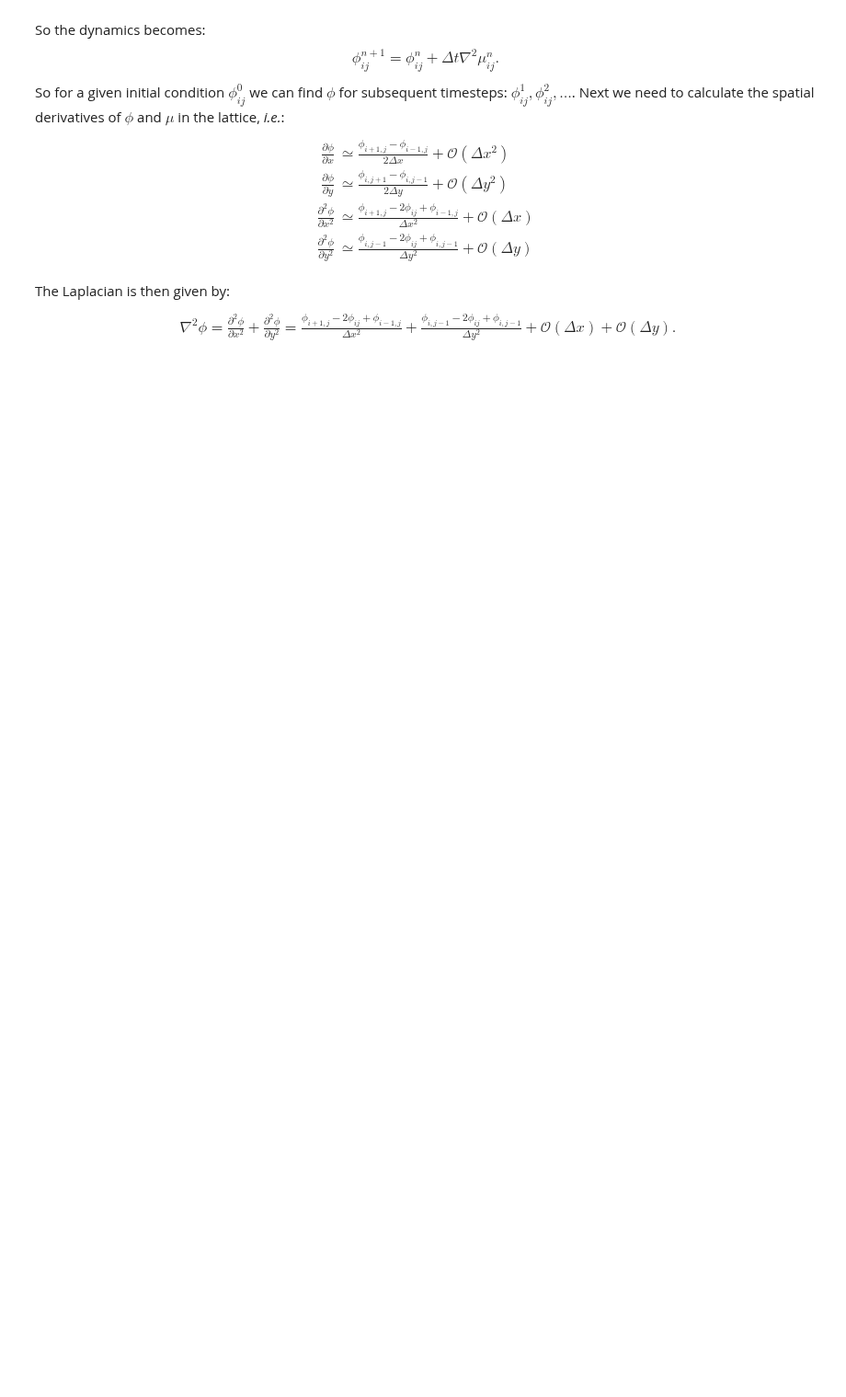
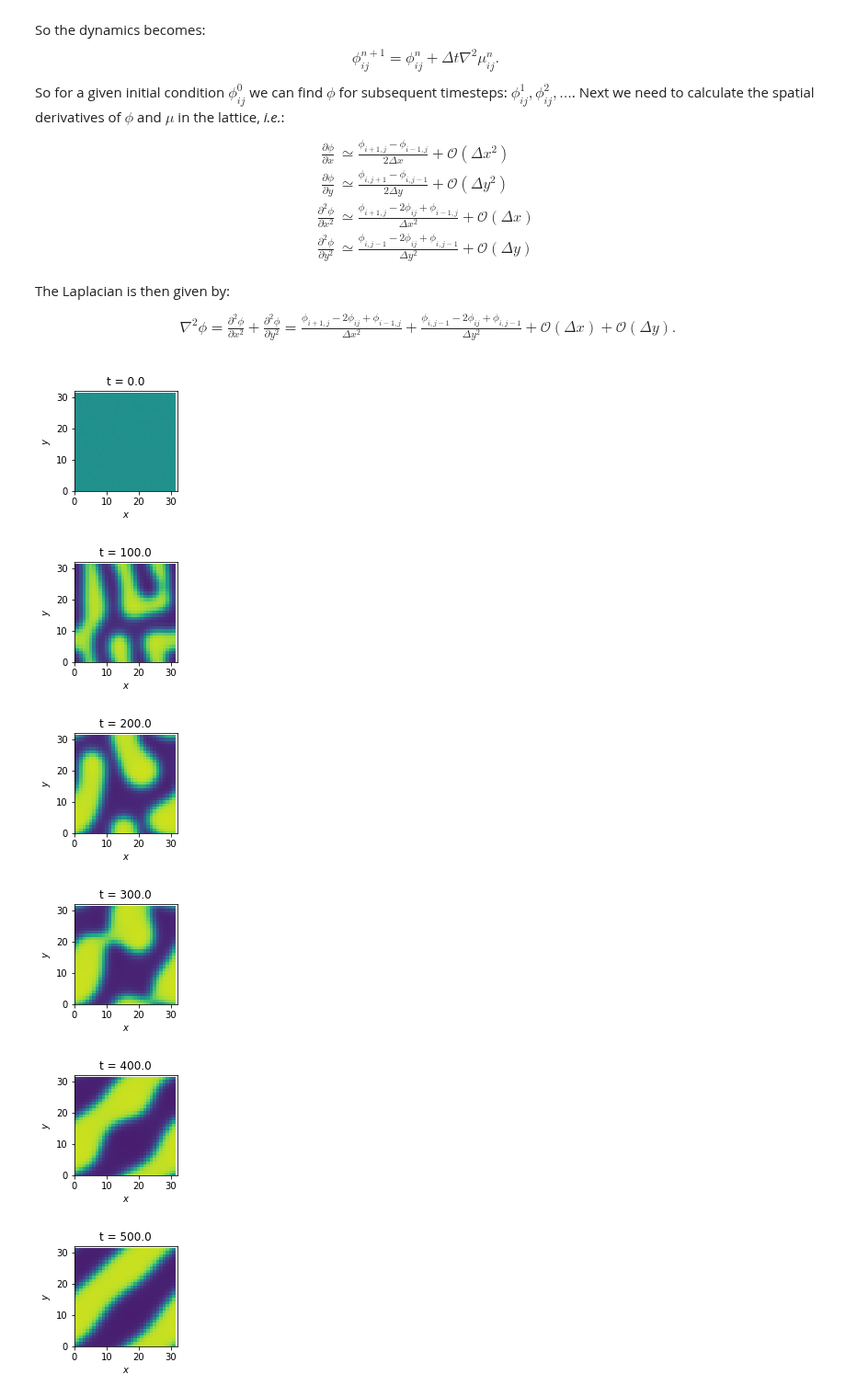
Before and after one commit to elsentjhung/cahn-hilliard-coarsening, a Jupyter notebook: cahn_hilliard.ipynb, the cells around one changed output. Shown at 92% size. Drawn from its saved outputs; the diff is of its cells as text; code cells hidden in the pictures; blank space fills up the shorter version.

```diff
--- a/cahn_hilliard.ipynb
+++ b/cahn_hilliard.ipynb
@@ -316,12 +315,11 @@ The Laplacian is then given by:
 import numpy as np
 import matplotlib.pyplot as plt
 
-dx = 0.5
-dy = 0.5
-dt = 0.001
+dx = 1.0  # normally dx = dy
+dt = 0.01
 
-Nx = 128  # normally the total number of lattice = 2^(some integer)
-Ny = 128  # this is required for Fourier transform later
+Nx = 32  # normally the total number of lattice = 2^(some integer)
+Ny = 32  # this is required for Fourier transform later
 Nt = 100000
 
 alpha = -1.0
@@ -329,42 +327,68 @@ beta = 1.0
 kappa = 1.0
 phi0 = 0.0
 
+# create a phi-matrix of size Nx by Ny (similarly for mu-matrix)
+# the ith row and jth column element of the matrix represents the value \phi_{ij}
+# note that in Python the y-axis is inverted
+phi = np.zeros((Nx, Ny))
+mu = np.zeros((Nx, Ny))
+
 # method to calculate the laplacian
 def laplacian(phi):
     # axis=1 --> roll along x-direction
     # axis=0 --> roll along y-direction
-    laplacianphi = (np.roll(phi,+1,axis=1) - 2.0*phi + np.roll(phi,+1,axis=1))/(dx*dx) \
-                 + (np.roll(phi,+1,axis=0) - 2.0*phi + np.roll(phi,+1,axis=0))/(dy*dy)
+    laplacianphi = (np.roll(phi,+1,axis=1) - 2.0*phi + np.roll(phi,-1,axis=1))/(dx*dx) \
+                 + (np.roll(phi,+1,axis=0) - 2.0*phi + np.roll(phi,-1,axis=0))/(dx*dx)
 
     return laplacianphi
 
 # method to plot phi
 def plot(phi, n):
-    fig, ax = plt.subplots(figsize=(6,6))
+    fig, ax = plt.subplots(figsize=(2,2))
 
     # set title
-    ax.set_title(f't = {n*dt}', fontsize=14)
+    ax.set_title(f't = {n*dt}')
 
-    ax.set_xlabel("$x$", fontsize=12)
-    ax.set_ylabel("$y$", fontsize=12)
+    # set label
+    ax.set_xlabel("$x$")
+    ax.set_ylabel("$y$")
 
-# create a phi-matrix of size Nx by Ny (similarly for mu-matrix)
-# the ith row and jth column element of the matrix represents the value \phi_{ij}
-# note that in Python the y-axis is inverted
-phi = np.zeros((Nx, Ny))
-mu = np.zeros((Nx, Ny))
+    # to change x range and y range
+    ax.set_xlim([0, Nx*dx])
+    ax.set_ylim([0, Ny*dx])
+
+    # set tick interval
+    ax.tick_params(axis="both")
+    plt.xticks(np.arange(0, Nx, 10)*dx)
+    plt.yticks(np.arange(0, Ny, 10)*dx)
+
+    # cartesian coordinates
+    x = np.arange(0, Nx)*dx
+    y = np.arange(0, Ny)*dx
+    x, y = np.meshgrid(x, y)
+
+    ax.pcolormesh(x, y, phi, shading='auto', vmin=-1.2, vmax=1.2)
+
+    plt.show()
 
 # initial condition with noise mean = 0 and standard deviation = 0.001
 phi = np.ones((Nx, Ny))*phi0 + np.random.normal(0.0, 0.001, (Nx, Ny))
 
 # update the \phi_{ij} for all n
 for n in range(0, Nt, 1):
     # plot phi
-    if (n % 1000 == 0):
+    if (n % 10000 == 0):
         plot(phi, n)
 
     # calculate mu
     mu = alpha*phi + beta*phi*phi*phi - kappa*laplacian(phi)
 
     # update phi
     phi = phi + dt*laplacian(mu)
+# %% [output]
+[figure, added]
+[figure, added]
+[figure, added]
+[figure, added]
+[figure, added]
+[figure, added]
```
Also changed, not shown: parts of 5 cells of this notebook, 1 other file.
